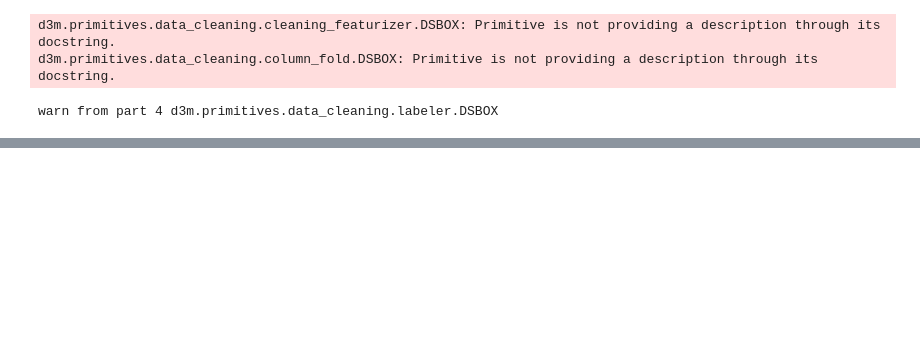
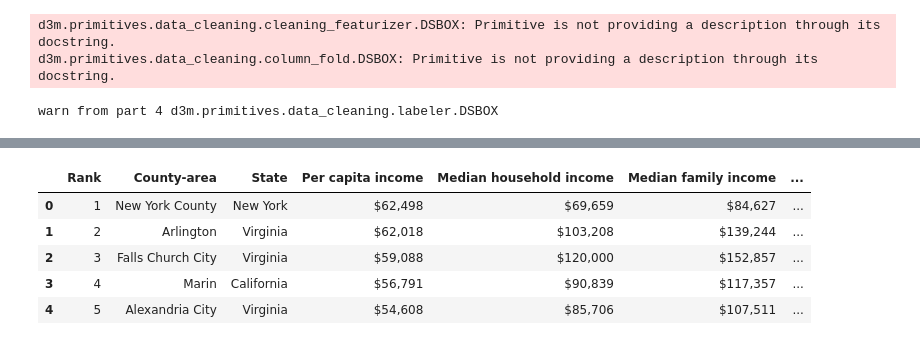
Before and after one commit to usc-isi-i2/datamart-upload, a Jupyter notebook: examples/upload_example.ipynb, the cells around one changed output, grey strips where cells are left out. Cells and saved outputs as stored; diff of their text form; code cells hidden in the pictures; blank space fills up the shorter version.

```diff
--- a/examples/upload_example.ipynb
+++ b/examples/upload_example.ipynb
@@ -1,7 +1,7 @@
 # %%
-from datamart.upload.store import Datamart_dataset
+from datamart_isi.upload.store import Datamart_isi_upload
 # this sample will save the following online csv datasets into datamart in blaze graph
-a = Datamart_dataset()
+a = Datamart_isi_upload()
 # %% [output]
 d3m.primitives.data_cleaning.cleaning_featurizer.DSBOX: Primitive is not providing a description through its docstring.
 d3m.primitives.data_cleaning.column_fold.DSBOX: Primitive is not providing a description through its docstring.
@@ -20,8 +20,3 @@ all_dir = ["https://raw.githubusercontent.com/usc-isi-i2/datamart-userend/master
     "https://raw.githubusercontent.com/usc-isi-i2/datamart-userend/master/example_datasets/population.csv",
     "https://raw.githubusercontent.com/usc-isi-i2/datamart-userend/master/example_datasets/poverty.csv"
     ]
-for input_dir in all_dir:
-    df,meta=a.load_and_preprocess(input_dir=input_dir,file_type="online_csv")
-    # there should only have one table extracted from one online csv address
-    a.model_data(df, meta, 0)
-    a.upload()
@@ -62,0 +23,3 @@ Update truthy finished!
+# %%
+# load one example
+dfs, metas=a.load_and_preprocess(input_dir=all_dir[0],file_type="online_csv")
@@ -62,0 +44,10 @@ Update truthy finished!
+# %%
+# dfs is a list of dataframes, here we upload online so it will only have one dataframe
+dfs[0].head()
+# %% [output]
+|  | Rank | County-area | State | Per capita income | Median household income | Median family income | ... |
+| 0 | 1 | New York County | New York | $62,498 | $69,659 | $84,627 | ... |
+| 1 | 2 | Arlington | Virginia | $62,018 | $103,208 | $139,244 | ... |
+| 2 | 3 | Falls Church City | Virginia | $59,088 | $120,000 | $152,857 | ... |
+| 3 | 4 | Marin | California | $56,791 | $90,839 | $117,357 | ... |
+| 4 | 5 | Alexandria City | Virginia | $54,608 | $85,706 | $107,511 | ... |
```
Also changed, not shown: parts of 8 cells of this notebook, 30 other files.
